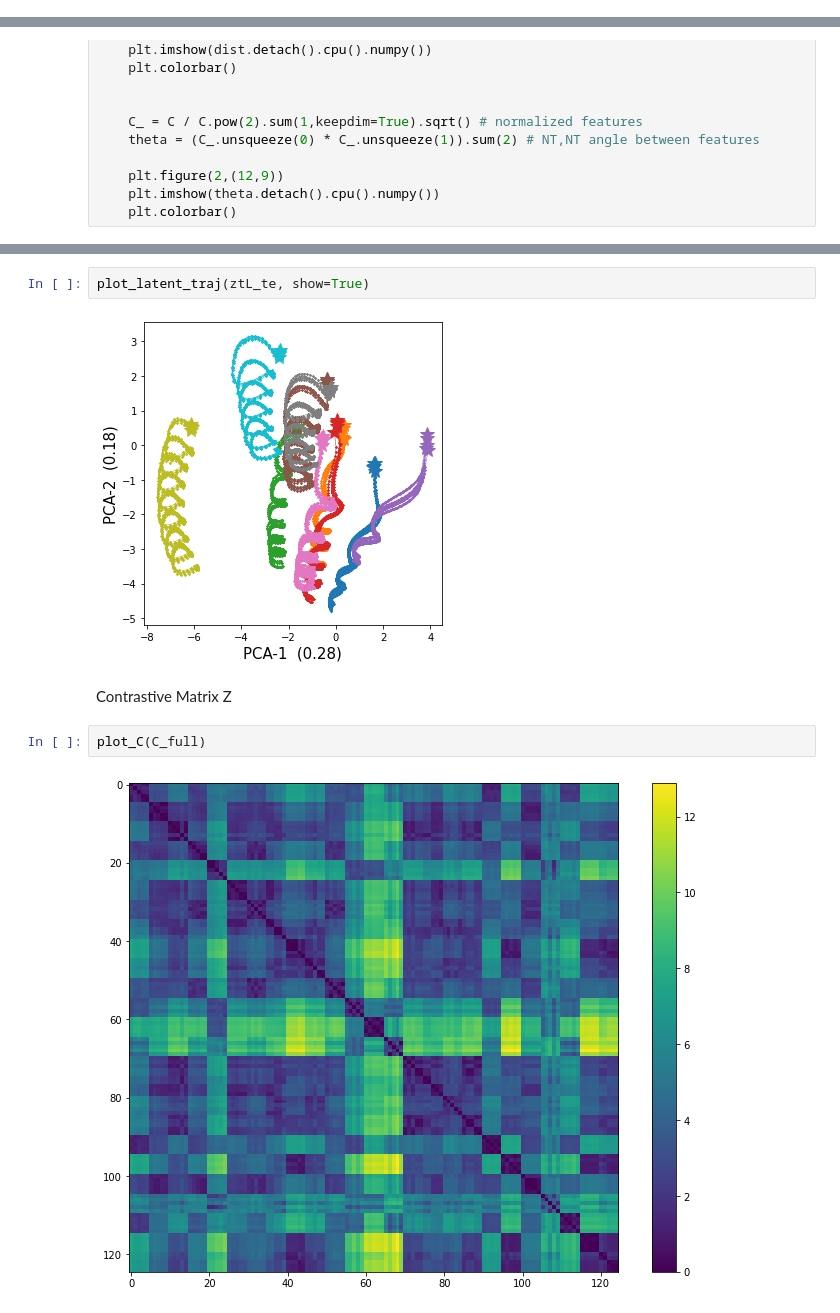
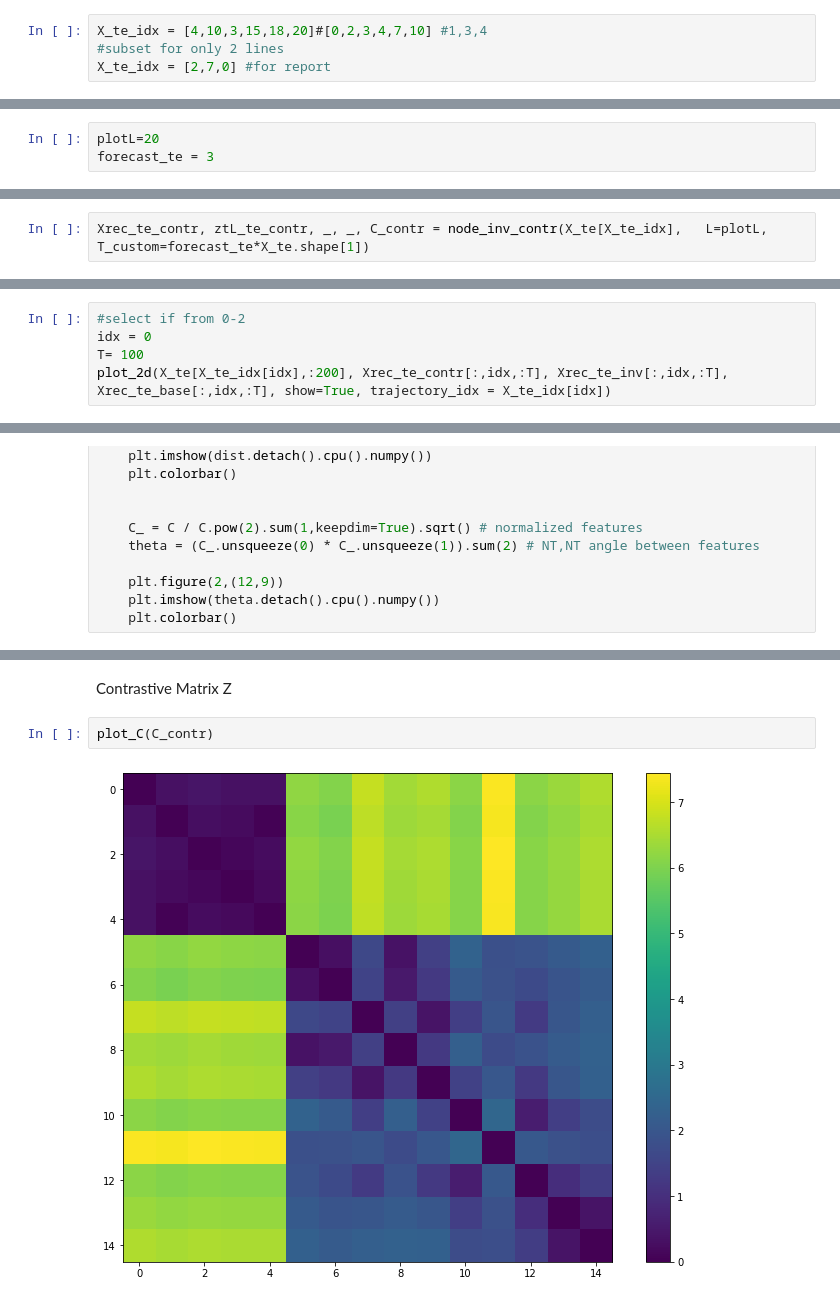
Before and after one commit to IlzeAmandaA/MoNODE, a Jupyter notebook: test_lv.ipynb, the cells around one changed output, grey strips where cells are left out. Cells and saved outputs as stored; diff of their text form.

```diff
--- a/test_lv.ipynb
+++ b/test_lv.ipynb
@@ -183,0 +184,4 @@ INVODEVAE(
+# %%
+X_te_idx = [4,10,3,15,18,20]#[0,2,3,4,7,10] #1,3,4
+#subset for only 2 lines
+X_te_idx = [2,7,0] #for report
@@ -183,0 +398,3 @@ INVODEVAE(
+# %%
+plotL=20
+forecast_te = 3
@@ -183,0 +403,2 @@ INVODEVAE(
+# %%
+Xrec_te_contr, ztL_te_contr, _, _, C_contr = node_inv_contr(X_te[X_te_idx],   L=plotL, T_custom=forecast_te*X_te.shape[1])
@@ -183,0 +442,5 @@ INVODEVAE(
+# %%
+#select if from 0-2
+idx = 0
+T= 100
+plot_2d(X_te[X_te_idx[idx],:200], Xrec_te_contr[:,idx,:T], Xrec_te_inv[:,idx,:T], Xrec_te_base[:,idx,:T], show=True, trajectory_idx = X_te_idx[idx])
@@ -286,10 +559,6 @@ plot_2d(test_batch, Xrec_te, show=True)
-# %%
-plot_latent_traj(ztL_te, show=True)
-# %% [output]
-[figure, removed]
 # %% [markdown]
 Contrastive Matrix Z
 # %%
-plot_C(C_full)
+plot_C(C_contr)
 # %% [output]
-[figure, old version]
+[figure, new version]
```
Also changed, not shown: parts of 52 cells of this notebook, 1 other file.
